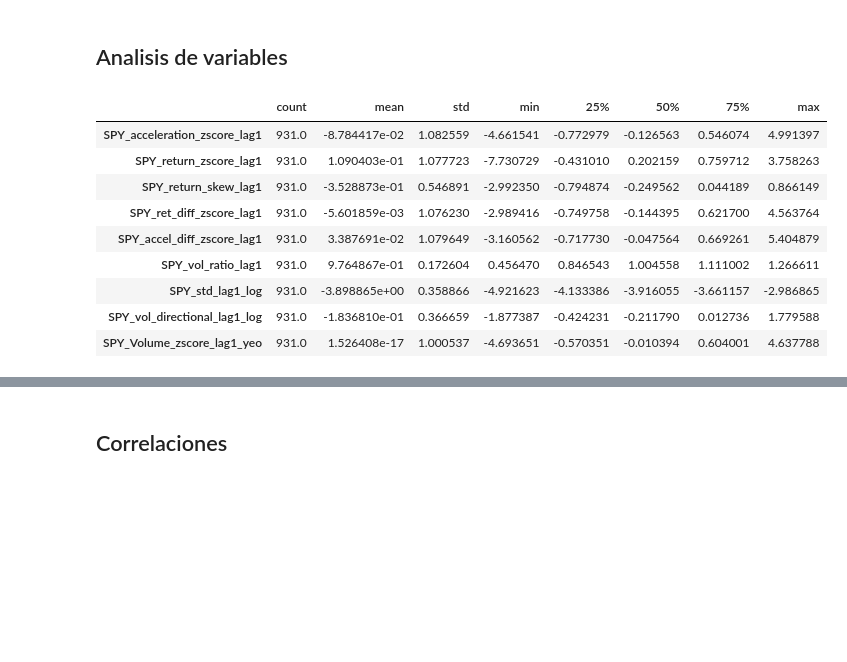
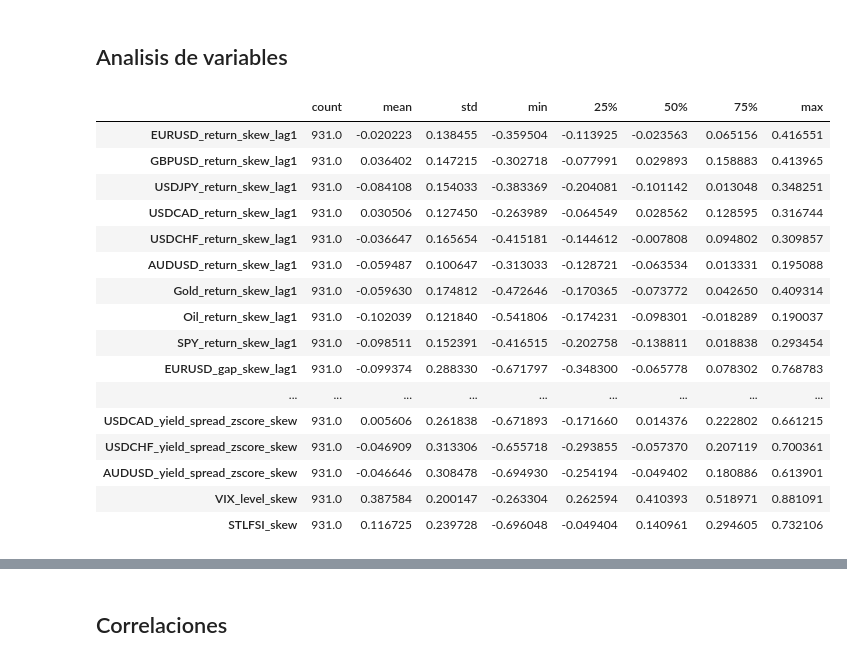
Before and after one commit to sebakremis/ForexMiner, a Jupyter notebook: notebook_EDA.ipynb, the cells around one changed output, grey strips where cells are left out. Drawn from its saved outputs; the diff is of its cells as text; code cells hidden in the pictures; blank space fills up the shorter version.

Commit message:
reemplazar calculo de asimetria skew por asimetria kelly

```diff
--- a/notebook_EDA.ipynb
+++ b/notebook_EDA.ipynb
@@ -36,21 +36,28 @@ Series([], dtype: float64)
 # %%
 # Descripcion de variables
 columnas_clean = df_clean.columns.tolist()
-cadena = "SPY_"
+cadena = "skew"
 columnas = encontrar_columnas(columnas_target=columnas_clean, cadena=cadena)
 
 df_clean[columnas].describe().T
 # %% [output]
 |  | count | mean | std | min | 25% | 50% | 75% | max |
-| SPY_acceleration_zscore_lag1 | 931.0 | -8.784417e-02 | 1.082559 | -4.661541 | -0.772979 | -0.126563 | 0.546074 | 4.991397 |
-| SPY_return_zscore_lag1 | 931.0 | 1.090403e-01 | 1.077723 | -7.730729 | -0.431010 | 0.202159 | 0.759712 | 3.758263 |
-| SPY_return_skew_lag1 | 931.0 | -3.528873e-01 | 0.546891 | -2.992350 | -0.794874 | -0.249562 | 0.044189 | 0.866149 |
-| SPY_ret_diff_zscore_lag1 | 931.0 | -5.601859e-03 | 1.076230 | -2.989416 | -0.749758 | -0.144395 | 0.621700 | 4.563764 |
-| SPY_accel_diff_zscore_lag1 | 931.0 | 3.387691e-02 | 1.079649 | -3.160562 | -0.717730 | -0.047564 | 0.669261 | 5.404879 |
-| SPY_vol_ratio_lag1 | 931.0 | 9.764867e-01 | 0.172604 | 0.456470 | 0.846543 | 1.004558 | 1.111002 | 1.266611 |
-| SPY_std_lag1_log | 931.0 | -3.898865e+00 | 0.358866 | -4.921623 | -4.133386 | -3.916055 | -3.661157 | -2.986865 |
-| SPY_vol_directional_lag1_log | 931.0 | -1.836810e-01 | 0.366659 | -1.877387 | -0.424231 | -0.211790 | 0.012736 | 1.779588 |
-| SPY_Volume_zscore_lag1_yeo | 931.0 | 1.526408e-17 | 1.000537 | -4.693651 | -0.570351 | -0.010394 | 0.604001 | 4.637788 |
+| EURUSD_return_skew_lag1 | 931.0 | -0.020223 | 0.138455 | -0.359504 | -0.113925 | -0.023563 | 0.065156 | 0.416551 |
+| GBPUSD_return_skew_lag1 | 931.0 | 0.036402 | 0.147215 | -0.302718 | -0.077991 | 0.029893 | 0.158883 | 0.413965 |
+| USDJPY_return_skew_lag1 | 931.0 | -0.084108 | 0.154033 | -0.383369 | -0.204081 | -0.101142 | 0.013048 | 0.348251 |
+| USDCAD_return_skew_lag1 | 931.0 | 0.030506 | 0.127450 | -0.263989 | -0.064549 | 0.028562 | 0.128595 | 0.316744 |
+| USDCHF_return_skew_lag1 | 931.0 | -0.036647 | 0.165654 | -0.415181 | -0.144612 | -0.007808 | 0.094802 | 0.309857 |
+| AUDUSD_return_skew_lag1 | 931.0 | -0.059487 | 0.100647 | -0.313033 | -0.128721 | -0.063534 | 0.013331 | 0.195088 |
+| Gold_return_skew_lag1 | 931.0 | -0.059630 | 0.174812 | -0.472646 | -0.170365 | -0.073772 | 0.042650 | 0.409314 |
+| Oil_return_skew_lag1 | 931.0 | -0.102039 | 0.121840 | -0.541806 | -0.174231 | -0.098301 | -0.018289 | 0.190037 |
+| SPY_return_skew_lag1 | 931.0 | -0.098511 | 0.152391 | -0.416515 | -0.202758 | -0.138811 | 0.018838 | 0.293454 |
+| EURUSD_gap_skew_lag1 | 931.0 | -0.099374 | 0.288330 | -0.671797 | -0.348300 | -0.065778 | 0.078302 | 0.768783 |
+| ... | ... | ... | ... | ... | ... | ... | ... | ... |
+| USDCAD_yield_spread_zscore_skew | 931.0 | 0.005606 | 0.261838 | -0.671893 | -0.171660 | 0.014376 | 0.222802 | 0.661215 |
+| USDCHF_yield_spread_zscore_skew | 931.0 | -0.046909 | 0.313306 | -0.655718 | -0.293855 | -0.057370 | 0.207119 | 0.700361 |
+| AUDUSD_yield_spread_zscore_skew | 931.0 | -0.046646 | 0.308478 | -0.694930 | -0.254194 | -0.049402 | 0.180886 | 0.613901 |
+| VIX_level_skew | 931.0 | 0.387584 | 0.200147 | -0.263304 | 0.262594 | 0.410393 | 0.518971 | 0.881091 |
+| STLFSI_skew | 931.0 | 0.116725 | 0.239728 | -0.696048 | -0.049404 | 0.140961 | 0.294605 | 0.732106 |
 # %%
 # Asimetrias general
 mostrar_asimetrias(df_clean)
```
Also changed, not shown: parts of 8 cells of this notebook, 3 other files.
